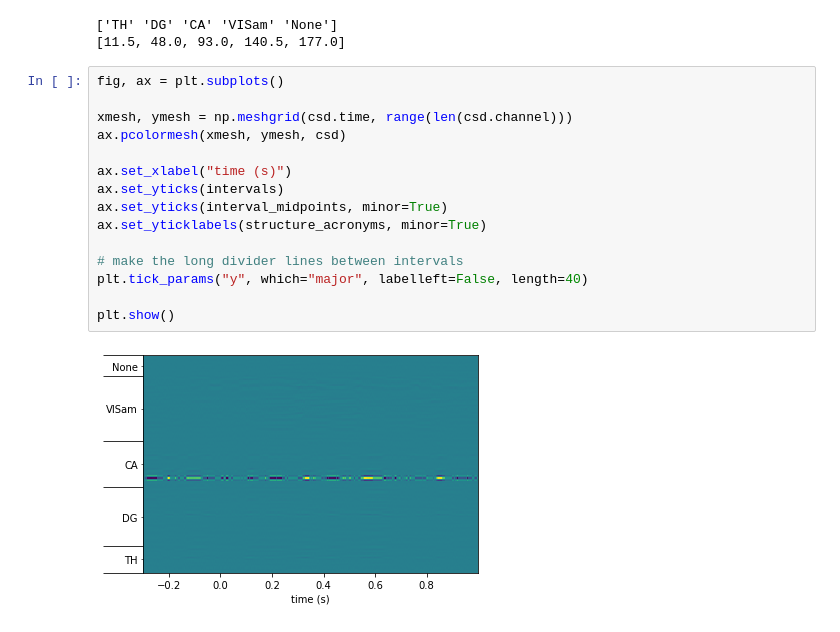
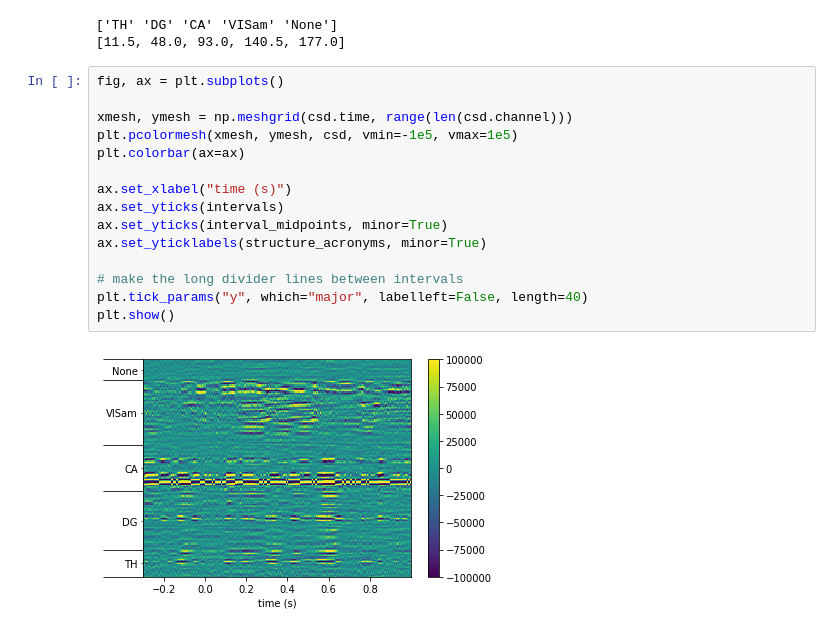
Before and after one commit to AllenInstitute/SWDB_2019, a Jupyter notebook: DynamicBrain/ecephys_files/EphysObservatory_LFP.ipynb, the cells around one changed output. Cells and saved outputs as stored; diff of their text form.

```diff
--- a/DynamicBrain/ecephys_files/EphysObservatory_LFP.ipynb
+++ b/DynamicBrain/ecephys_files/EphysObservatory_LFP.ipynb
@@ -248,17 +227,17 @@ print(interval_midpoints)
 # %%
 fig, ax = plt.subplots()
 
 xmesh, ymesh = np.meshgrid(csd.time, range(len(csd.channel)))
-ax.pcolormesh(xmesh, ymesh, csd)
+plt.pcolormesh(xmesh, ymesh, csd, vmin=-1e5, vmax=1e5)
+plt.colorbar(ax=ax)
 
 ax.set_xlabel("time (s)")
 ax.set_yticks(intervals)
 ax.set_yticks(interval_midpoints, minor=True)
 ax.set_yticklabels(structure_acronyms, minor=True)
 
 # make the long divider lines between intervals
 plt.tick_params("y", which="major", labelleft=False, length=40)
-
 plt.show()
 # %% [output]
-[figure, old version]
+[figure, new version]
```
Also changed, not shown: parts of 26 cells of this notebook.
